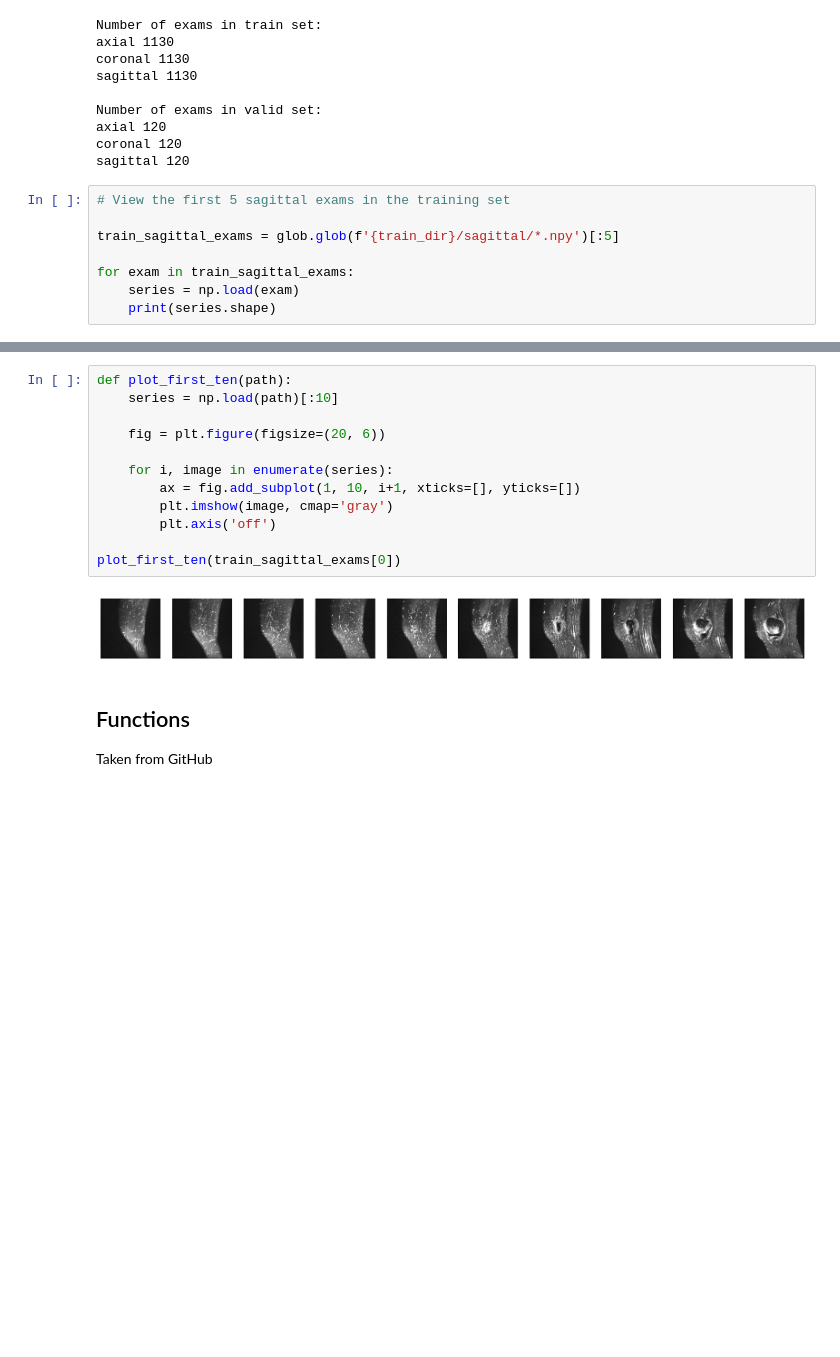
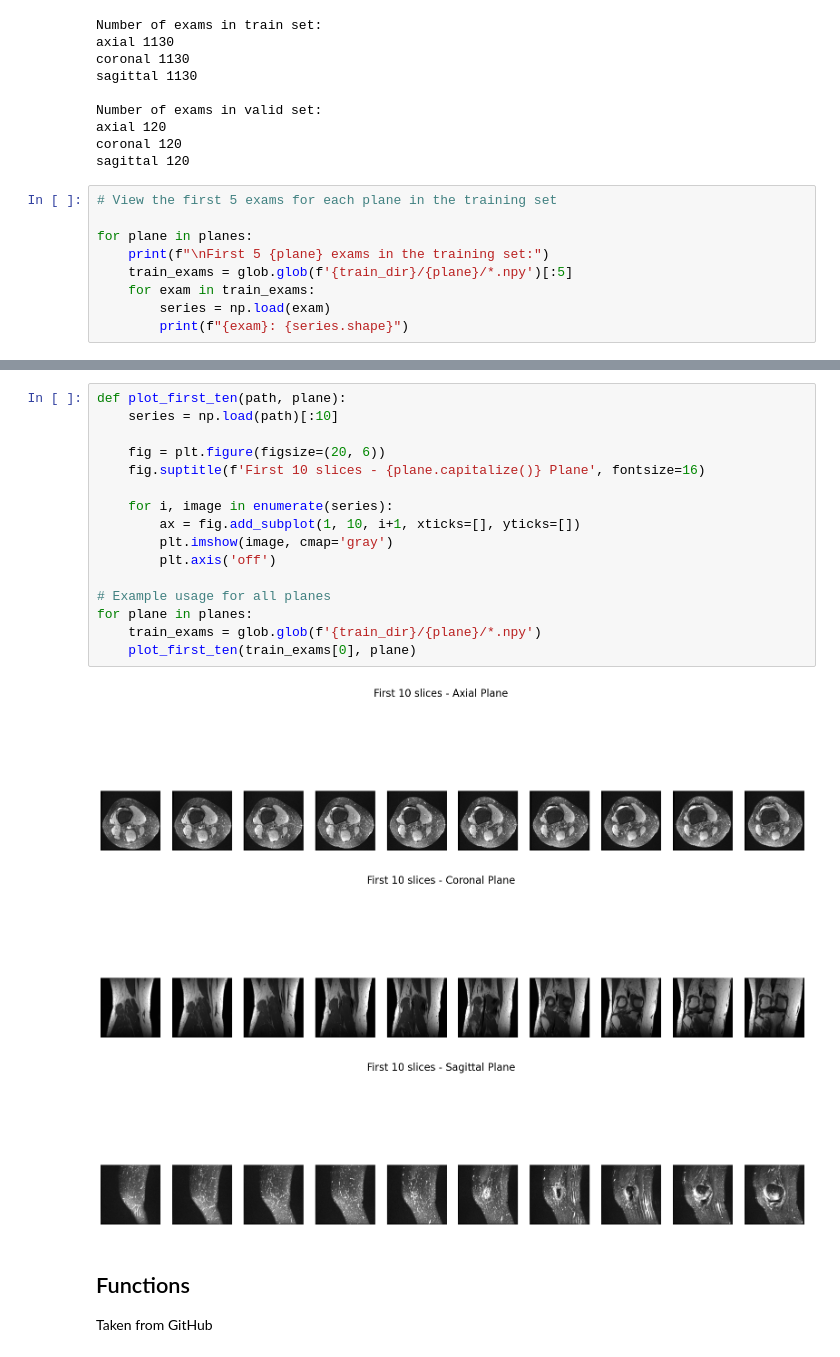
Before and after one commit to marccodesstuff/-Knee-MRI-Pathology-Identification-Model, a Jupyter notebook: main.ipynb, the cells around one changed output, grey strips where cells are left out. Cells and saved outputs as stored; diff of their text form; blank space fills up the shorter version.

```diff
--- a/main.ipynb
+++ b/main.ipynb
@@ -92,11 +92,12 @@ axial 120
 coronal 120
 sagittal 120
 # %%
-# View the first 5 sagittal exams in the training set
+# View the first 5 exams for each plane in the training set
 
-train_sagittal_exams = glob.glob(f'{train_dir}/sagittal/*.npy')[:5]
-
-for exam in train_sagittal_exams:
-    series = np.load(exam)
-    print(series.shape)
+for plane in planes:
+    print(f"\nFirst 5 {plane} exams in the training set:")
+    train_exams = glob.glob(f'{train_dir}/{plane}/*.npy')[:5]
+    for exam in train_exams:
+        series = np.load(exam)
+        print(f"{exam}: {series.shape}")
 # %% [output]
@@ -108,17 +124,23 @@ for exam in train_sagittal_exams:
 # %%
-def plot_first_ten(path):
+def plot_first_ten(path, plane):
     series = np.load(path)[:10]
 
     fig = plt.figure(figsize=(20, 6))
+    fig.suptitle(f'First 10 slices - {plane.capitalize()} Plane', fontsize=16)
 
     for i, image in enumerate(series):
         ax = fig.add_subplot(1, 10, i+1, xticks=[], yticks=[])
         plt.imshow(image, cmap='gray')
         plt.axis('off')
 
-plot_first_ten(train_sagittal_exams[0])
+# Example usage for all planes
+for plane in planes:
+    train_exams = glob.glob(f'{train_dir}/{plane}/*.npy')
+    plot_first_ten(train_exams[0], plane)
 # %% [output]
-[figure, old version]
+[figure, new version]
+[figure, added]
+[figure, added]
 # %% [markdown]
 ## Functions
 
```
Also changed, not shown: parts of 5 cells of this notebook, 6 other files.
